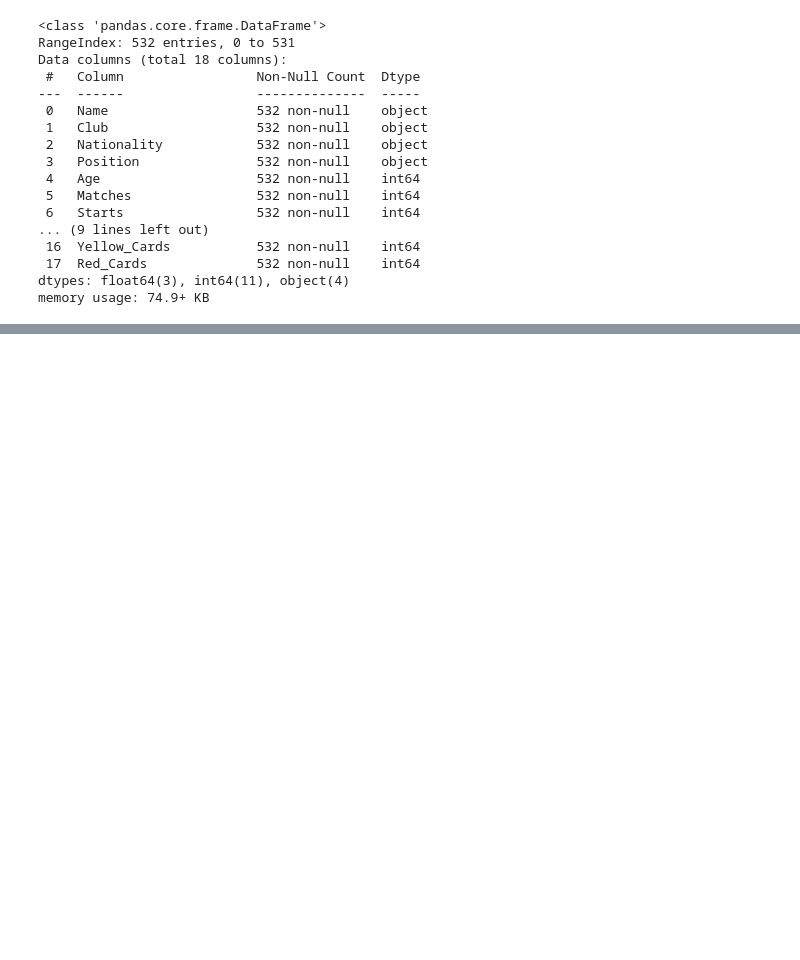
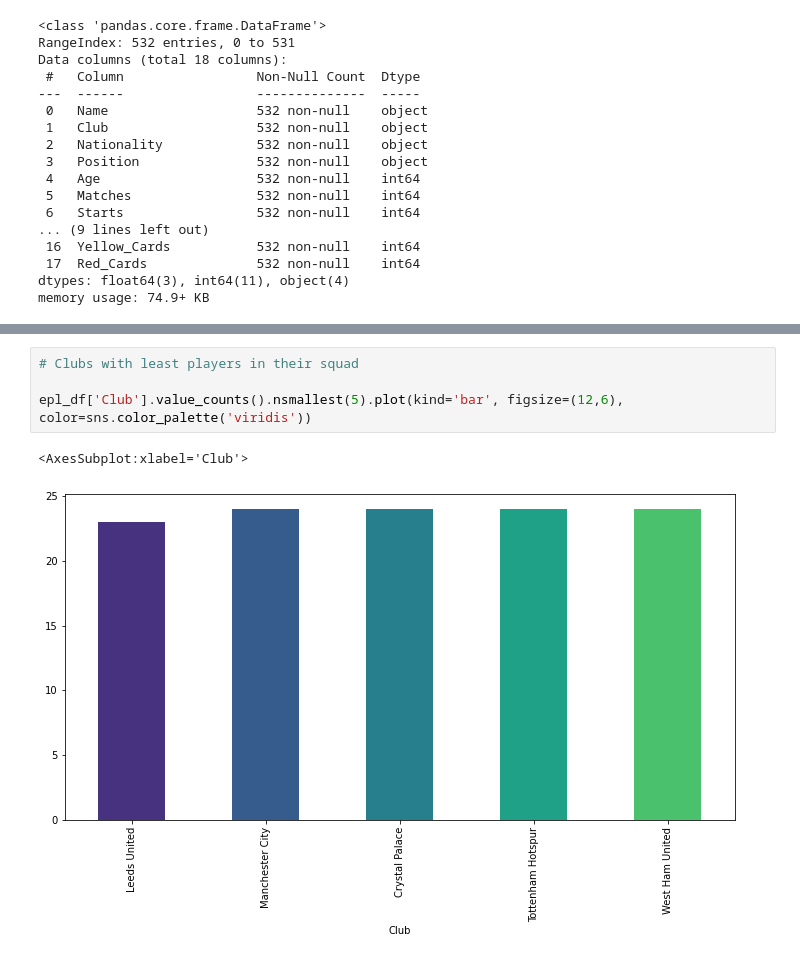
Before and after one commit to halid10/football-data-analysis, a Jupyter notebook: EPL 20-21/EPL 2020-2021 Data Analysis.ipynb, the cells around one changed output, grey strips where cells are left out. Drawn from its saved outputs; the diff is of its cells as text; blank space fills up the shorter version.

```diff
--- a/EPL 20-21/EPL 2020-2021 Data Analysis.ipynb
+++ b/EPL 20-21/EPL 2020-2021 Data Analysis.ipynb
@@ -43,0 +170,7 @@ epl_df.describe()
+# %%
+# Clubs with least players in their squad
+
+epl_df['Club'].value_counts().nsmallest(5).plot(kind='bar', figsize=(12,6), color=sns.color_palette('viridis'))
+# %% [output]
+<AxesSubplot:xlabel='Club'>
+[figure, added]
```
Also changed, not shown: parts of 32 cells of this notebook.
